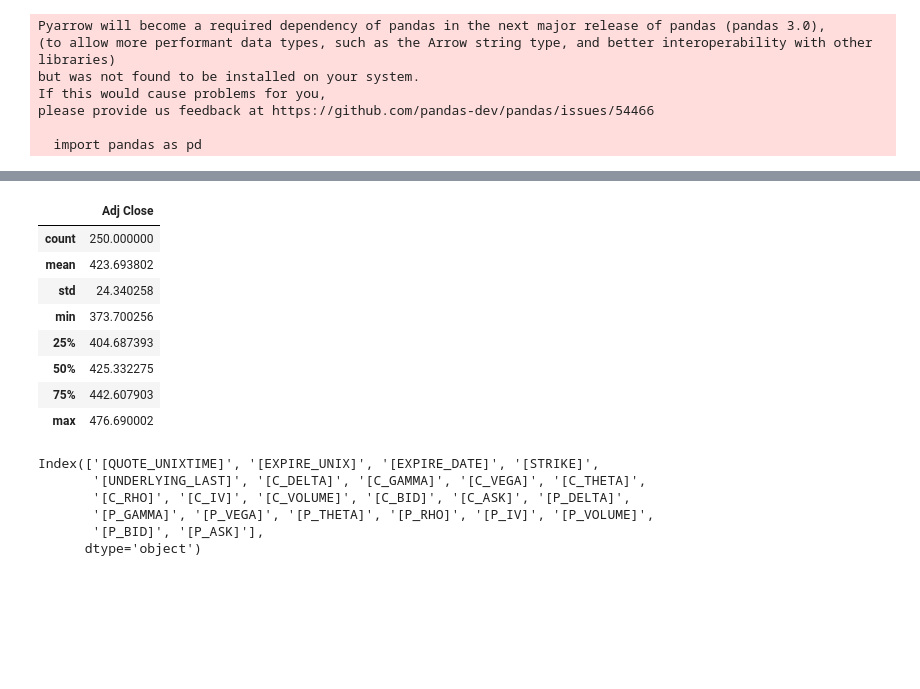
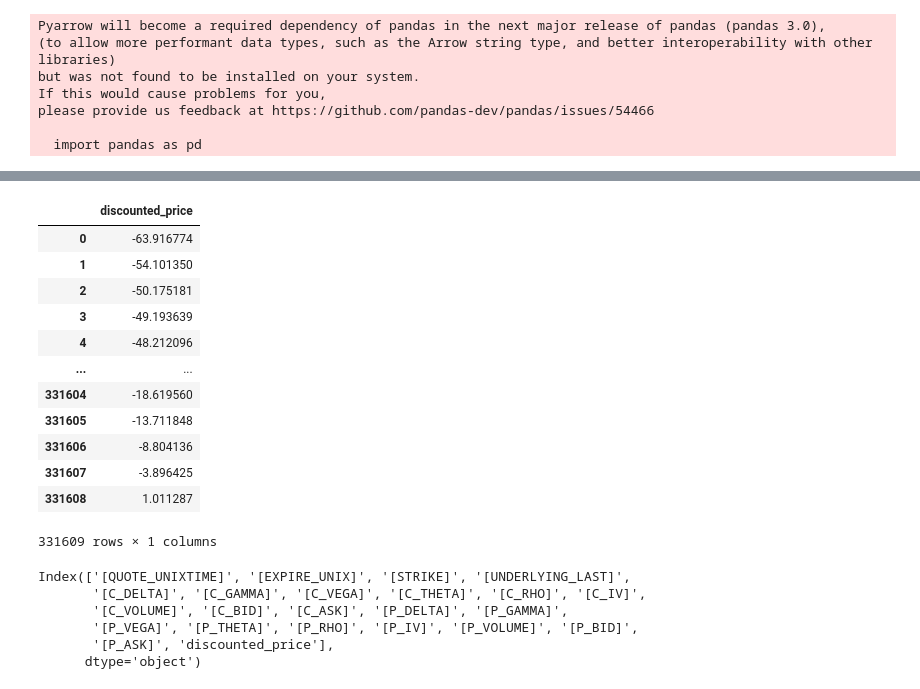
Before and after one commit to Yichen-Wang-2003/24W-PIC16B-Group4, a Jupyter notebook: RNN.ipynb, the cells around one changed output, grey strips where cells are left out. Saved outputs shown, nothing was run; the diff lists cells and outputs as text; code cells hidden in the pictures; blank space fills up the shorter version.

```diff
--- a/RNN.ipynb
+++ b/RNN.ipynb
@@ -19,0 +19,10 @@ ds = pd.read_csv("/Users/ningsam/Desktop/Winter_2024/PIC16B/df_2023_h1_v2.csv")
+# %%
+# Read in the data from the database
+conn = sqlite3.connect('/Users/ningsam/Desktop/Winter_2024/PIC16B/24W-PIC16B-Group4-copy/data/tables.db')
+# show database content
+cursor = conn.cursor()
+cursor.execute("SELECT name FROM sqlite_master WHERE type='table';")
+print(cursor.fetchall())
+# Extract two tables from it and store them in two pd df
+ds = pd.read_sql_query("SELECT * from df_2023_h1_feature", conn)
+target = pd.read_sql_query("SELECT * from df_2023_h1_target", conn)
@@ -20,12 +74,16 @@ ds = pd.read_csv("/Users/ningsam/Desktop/Winter_2024/PIC16B/df_2023_h1_v2.csv")
 # %%
-target.describe()
+target
 # %% [output]
-|  | Adj Close |
-| count | 250.000000 |
-| mean | 423.693802 |
-| std | 24.340258 |
-| min | 373.700256 |
-| 25% | 404.687393 |
-| 50% | 425.332275 |
-| 75% | 442.607903 |
-| max | 476.690002 |
+|  | discounted_price |
+| 0 | -63.916774 |
+| 1 | -54.101350 |
+| 2 | -50.175181 |
+| 3 | -49.193639 |
+| 4 | -48.212096 |
+| ... | ... |
+| 331604 | -18.619560 |
+| 331605 | -13.711848 |
+| 331606 | -8.804136 |
+| 331607 | -3.896425 |
+| 331608 | 1.011287 |
+331609 rows × 1 columns
@@ -35,9 +93,9 @@ target.describe()
 # %%
-ds.columns
+ds_new.columns
 # %% [output]
-Index(['[QUOTE_UNIXTIME]', '[EXPIRE_UNIX]', '[EXPIRE_DATE]', '[STRIKE]',
-       '[UNDERLYING_LAST]', '[C_DELTA]', '[C_GAMMA]', '[C_VEGA]', '[C_THETA]',
-       '[C_RHO]', '[C_IV]', '[C_VOLUME]', '[C_BID]', '[C_ASK]', '[P_DELTA]',
-       '[P_GAMMA]', '[P_VEGA]', '[P_THETA]', '[P_RHO]', '[P_IV]', '[P_VOLUME]',
-       '[P_BID]', '[P_ASK]'],
+Index(['[QUOTE_UNIXTIME]', '[EXPIRE_UNIX]', '[STRIKE]', '[UNDERLYING_LAST]',
+       '[C_DELTA]', '[C_GAMMA]', '[C_VEGA]', '[C_THETA]', '[C_RHO]', '[C_IV]',
+       '[C_VOLUME]', '[C_BID]', '[C_ASK]', '[P_DELTA]', '[P_GAMMA]',
+       '[P_VEGA]', '[P_THETA]', '[P_RHO]', '[P_IV]', '[P_VOLUME]', '[P_BID]',
+       '[P_ASK]', 'discounted_price'],
       dtype='object')
```
Also changed, not shown: parts of 26 cells of this notebook, 1 other file.
